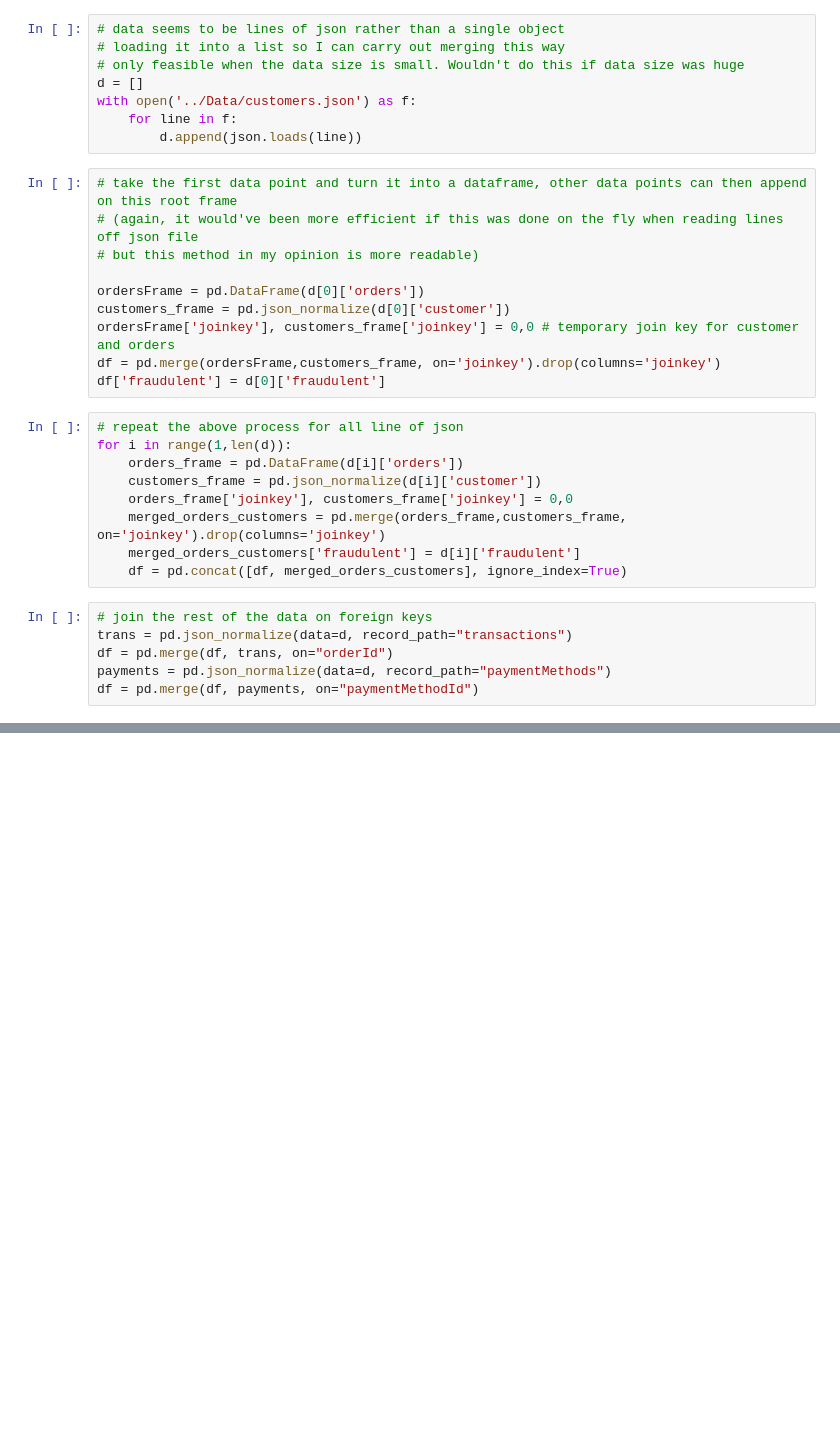
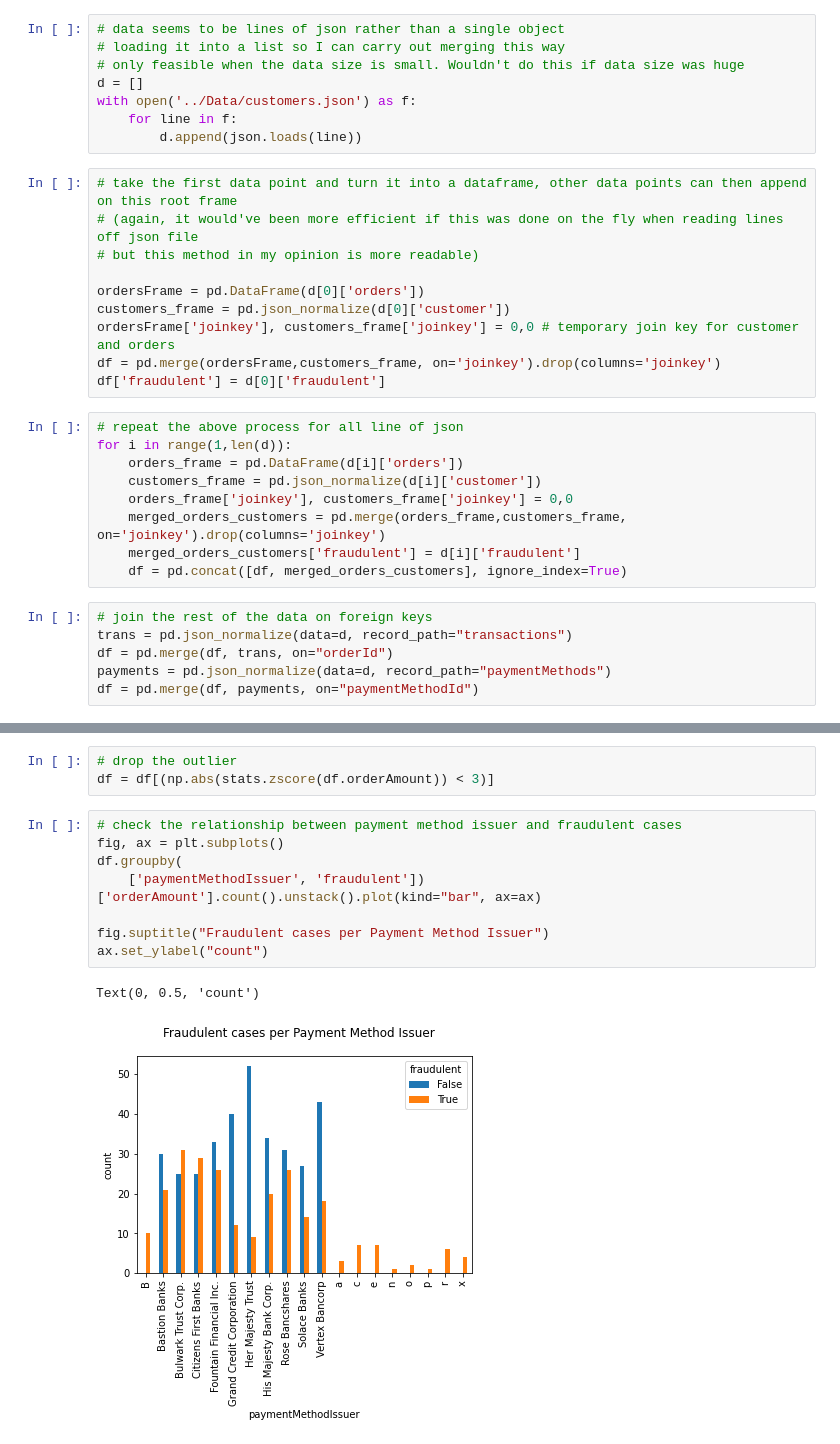
Before and after one commit to subash774/FraudDetection, a Jupyter notebook: Notebooks/EDA.ipynb, the cells around one changed output, grey strips where cells are left out. Cells and saved outputs as stored; diff of their text form; blank space fills up the shorter version.

```diff
--- a/Notebooks/EDA.ipynb
+++ b/Notebooks/EDA.ipynb
@@ -61,0 +149,14 @@ df.head(5).T
+# %%
+# drop the outlier
+df = df[(np.abs(stats.zscore(df.orderAmount)) < 3)]
+# %%
+# check the relationship between payment method issuer and fraudulent cases
+fig, ax = plt.subplots()
+df.groupby(
+    ['paymentMethodIssuer', 'fraudulent'])['orderAmount'].count().unstack().plot(kind="bar", ax=ax)
+
+fig.suptitle("Fraudulent cases per Payment Method Issuer")
+ax.set_ylabel("count")
+# %% [output]
+Text(0, 0.5, 'count')
+[figure, added]
```
Also changed, not shown: parts of 19 cells of this notebook.
